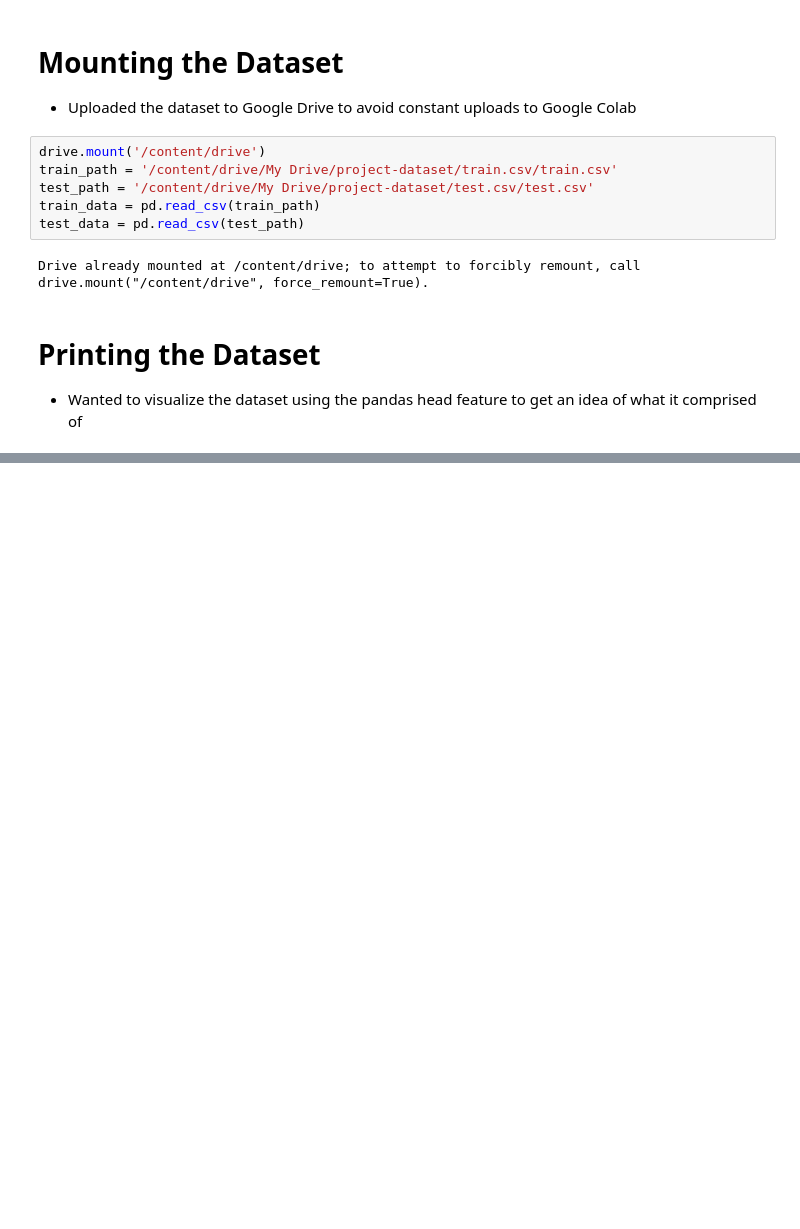
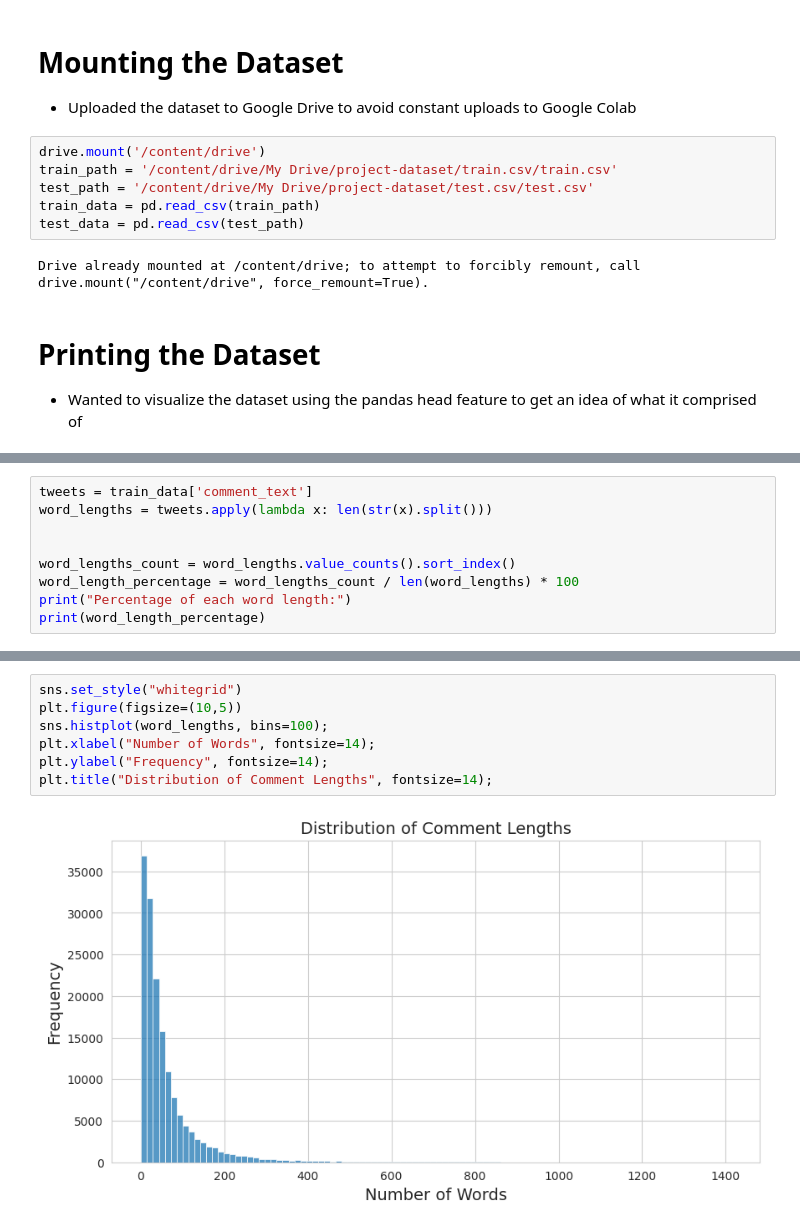
Before and after one commit to Hashmat02/ToxClassify-LSTM-and-Naive-Bayes-for-Toxicity-Detection, a Jupyter notebook: notbook1.ipynb, the cells around one changed output, grey strips where cells are left out. Saved outputs shown, nothing was run; the diff lists cells and outputs as text; blank space fills up the shorter version.

```diff
--- a/notbook1.ipynb
+++ b/notbook1.ipynb
@@ -65,0 +172,9 @@ train_data.head(10)
+# %%
+tweets = train_data['comment_text']
+word_lengths = tweets.apply(lambda x: len(str(x).split()))
+
+
+word_lengths_count = word_lengths.value_counts().sort_index()
+word_length_percentage = word_lengths_count / len(word_lengths) * 100
+print("Percentage of each word length:")
+print(word_length_percentage)
@@ -65,0 +195,9 @@ train_data.head(10)
+# %%
+sns.set_style("whitegrid")
+plt.figure(figsize=(10,5))
+sns.histplot(word_lengths, bins=100);
+plt.xlabel("Number of Words", fontsize=14);
+plt.ylabel("Frequency", fontsize=14);
+plt.title("Distribution of Comment Lengths", fontsize=14);
+# %% [output]
+[figure, added]
```
Also changed, not shown: parts of 15 cells of this notebook.
